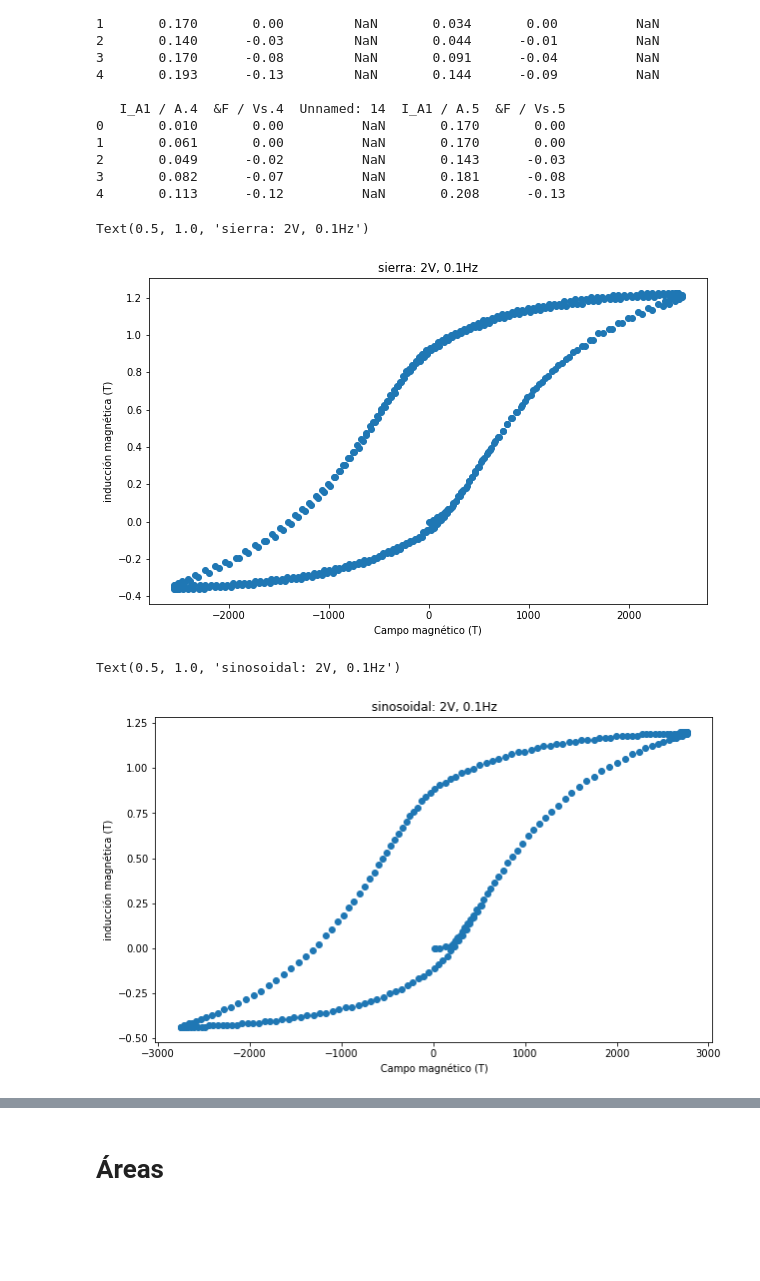
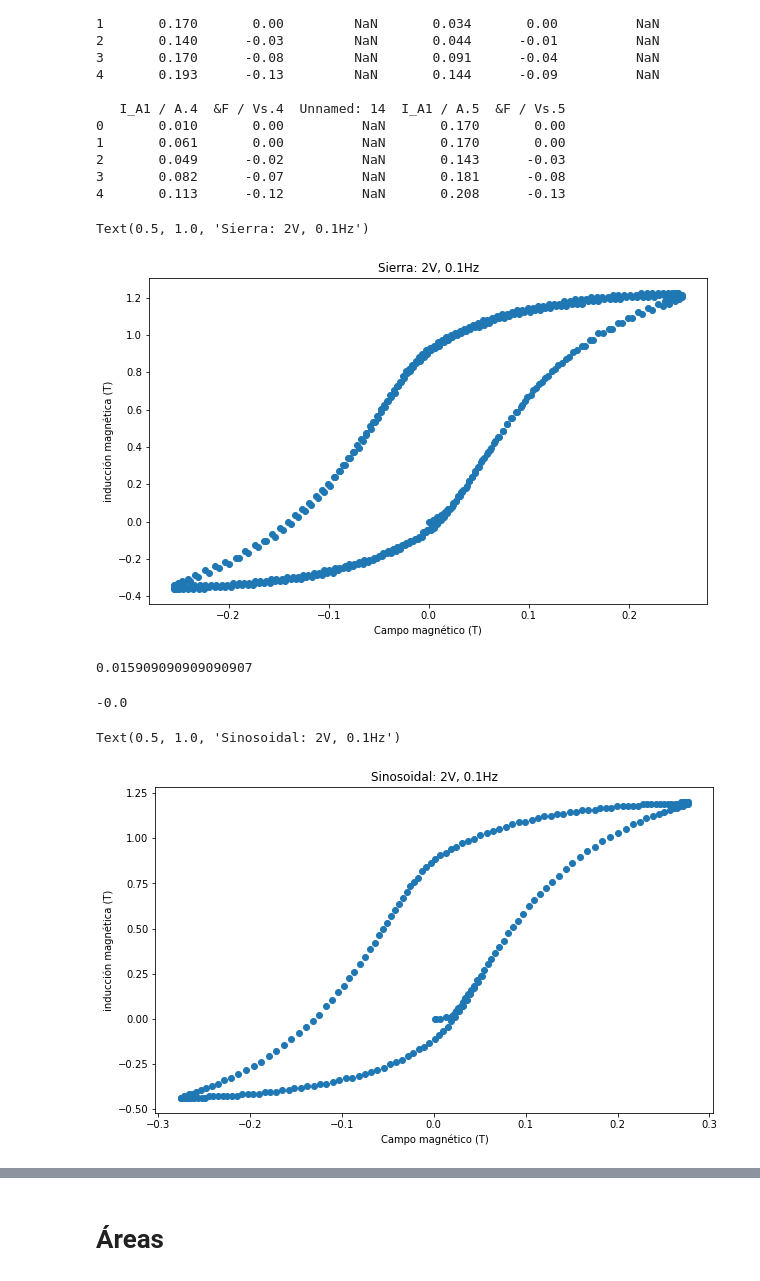
Before and after one commit to slaverdeg/Laboratorio-Moderna-GitHub, a Jupyter notebook: Histéresis Magnética/codigo_HM.ipynb, the cells around one changed output, grey strips where cells are left out. Drawn from its saved outputs; the diff is of its cells as text; code cells hidden in the pictures; blank space fills up the shorter version.

```diff
--- a/Histéresis Magnética/codigo_HM.ipynb
+++ b/Histéresis Magnética/codigo_HM.ipynb
@@ -96,17 +103,17 @@ A = 0.001764 #m^2
 L = 0.11 #m
 
 B_1 = F_1/(N*A)*(-1)
-H_1 = (N*I_1)/L
+H_1 = (N*I_1)/(L*10000)
 B_2 = F_2/(N*A)*(-1)
-H_2 = (N*I_2)/L
+H_2 = (N*I_2)/(L*10000)
 B_3 = F_3/(N*A)*(-1)
-H_3 = (N*I_3)/L
+H_3 = (N*I_3)/(L*10000)
 B_4 = F_4/(N*A)*(-1)
-H_4 = (N*I_4)/L
+H_4 = (N*I_4)/(L*1000)
 B_5 = F_5/(N*A)*(-1)
-H_5 = (N*I_5)/L
+H_5 = (N*I_5)/(L*1000)
 B_6 = F_6/(N*A)*(-1)
-H_6 = (N*I_6)/L
+H_6 = (N*I_6)/(L*1000)
 
 B_1 = B_1[~np.isnan(B_1)]
 H_1 = H_1[~np.isnan(H_1)]
@@ -125,7 +132,7 @@ plt.figure(figsize=(10,6))
 plt.scatter(H_1,B_1)
 plt.ylabel('inducción magnética (T)')
 plt.xlabel('Campo magnético (T)')
-plt.title('sierra: 2V, 0.1Hz')
+plt.title('Sierra: 2V, 0.1Hz')
 # %% [output]
-Text(0.5, 1.0, 'sierra: 2V, 0.1Hz')
+Text(0.5, 1.0, 'Sierra: 2V, 0.1Hz')
-[figure, old version]
+[figure, new version]
@@ -132,12 +142,21 @@ Text(0.5, 1.0, 'sierra: 2V, 0.1Hz')
+# %%
+roots(H_1,B_1_)
+# %% [output]
+0.015909090909090907
+# %%
+H_1[np.where(H_1 == roots(H_1,B_1_))[0][0]]
+B_1[np.where(H_1 == roots(H_1,B_1_))[0][0]-2] #No sirvió xd
+# %% [output]
+-0.0
 # %%
 plt.figure(figsize=(10,6))
 plt.scatter(H_2,B_2)
 plt.ylabel('inducción magnética (T)')
 plt.xlabel('Campo magnético (T)')
-plt.title('sinosoidal: 2V, 0.1Hz')
+plt.title('Sinosoidal: 2V, 0.1Hz')
 # %% [output]
-Text(0.5, 1.0, 'sinosoidal: 2V, 0.1Hz')
+Text(0.5, 1.0, 'Sinosoidal: 2V, 0.1Hz')
-[figure, old version]
+[figure, new version]
 # %%
 plt.figure(figsize=(10,6))
 plt.scatter(H_3,B_3)
```
Also changed, not shown: parts of 18 cells of this notebook, 6 other files.
